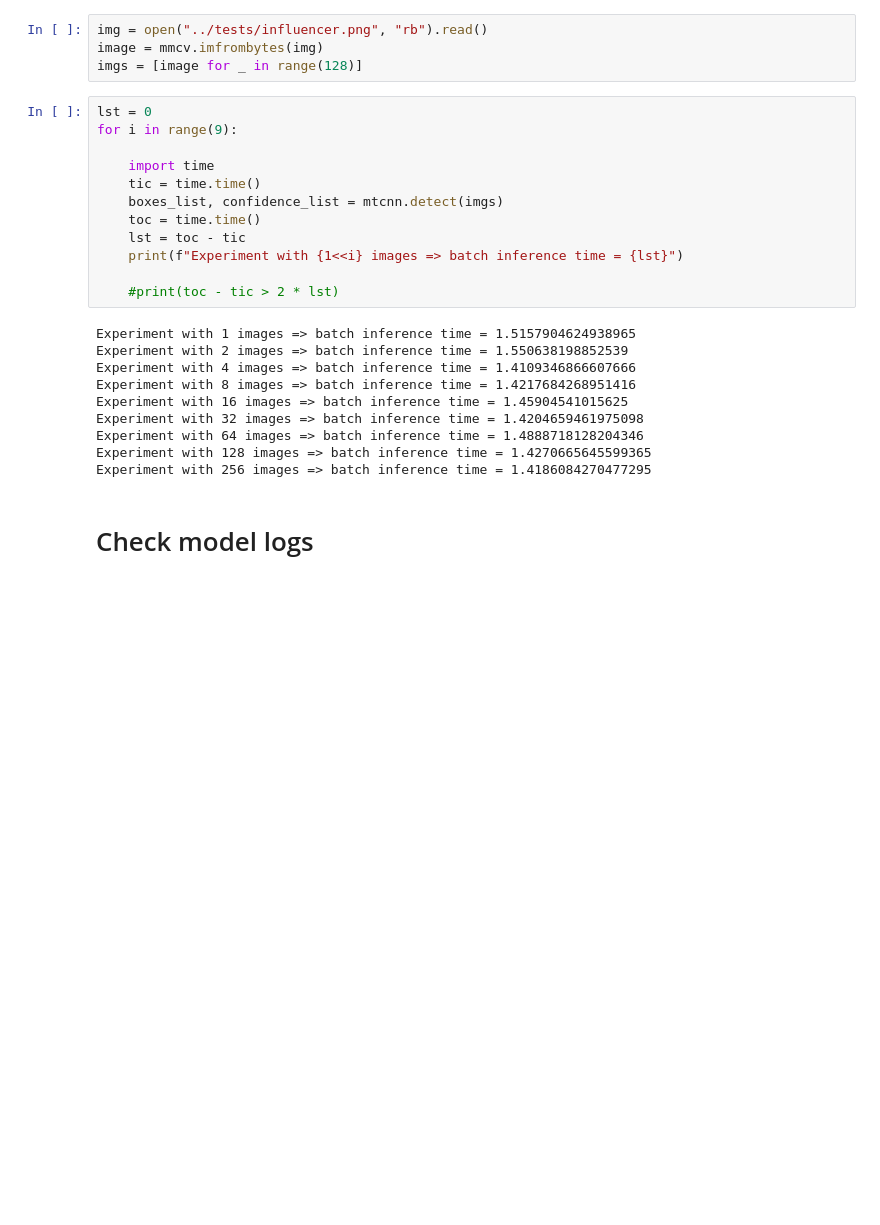
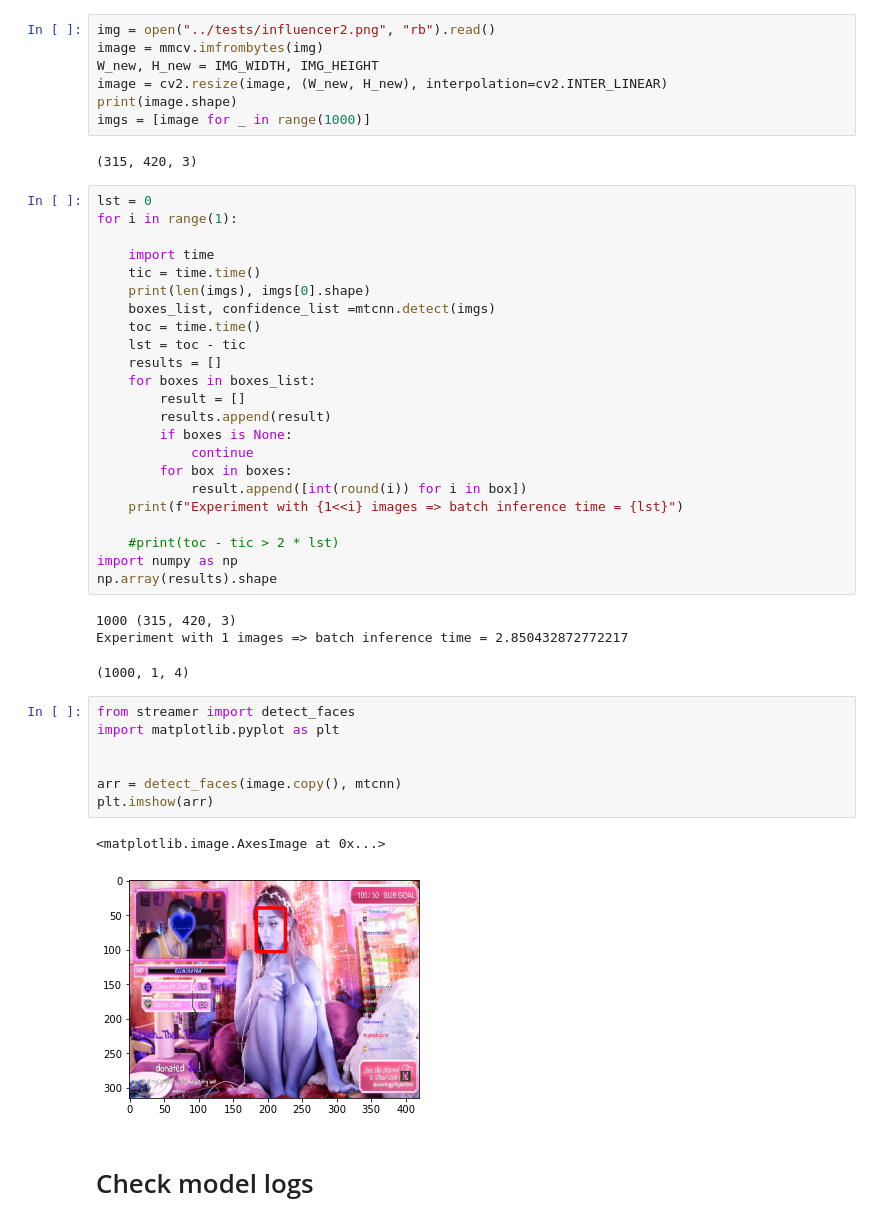
Before and after one commit to khlin216/torchserve-streamer, a Jupyter notebook: torchserve/report.ipynb, the cells around one changed output. Cells and saved outputs as stored; diff of their text form; blank space fills up the shorter version.

```diff
--- a/torchserve/report.ipynb
+++ b/torchserve/report.ipynb
@@ -5,29 +9,49 @@ mtcnn = create_mtcnn(device='cuda')
 # %%
-img = open("../tests/influencer.png", "rb").read()
+img = open("../tests/influencer2.png", "rb").read()
 image = mmcv.imfrombytes(img)
-imgs = [image for _ in range(128)]
+W_new, H_new = IMG_WIDTH, IMG_HEIGHT
+image = cv2.resize(image, (W_new, H_new), interpolation=cv2.INTER_LINEAR)
+print(image.shape)
+imgs = [image for _ in range(1000)]
+# %% [output]
+(315, 420, 3)
 # %%
 lst = 0
-for i in range(9):
+for i in range(1):
 
     import time
     tic = time.time()
-    boxes_list, confidence_list = mtcnn.detect(imgs)
+    print(len(imgs), imgs[0].shape)
+    boxes_list, confidence_list =mtcnn.detect(imgs)
     toc = time.time()
     lst = toc - tic
+    results = []
+    for boxes in boxes_list:
+        result = []
+        results.append(result)
+        if boxes is None:
+            continue
+        for box in boxes:
+            result.append([int(round(i)) for i in box])
     print(f"Experiment with {1<<i} images => batch inference time = {lst}")
 
     #print(toc - tic > 2 * lst)
+import numpy as np
+np.array(results).shape
 # %% [output]
-Experiment with 1 images => batch inference time = 1.5157904624938965
-Experiment with 2 images => batch inference time = 1.550638198852539
-Experiment with 4 images => batch inference time = 1.4109346866607666
-Experiment with 8 images => batch inference time = 1.4217684268951416
-Experiment with 16 images => batch inference time = 1.45904541015625
-Experiment with 32 images => batch inference time = 1.4204659461975098
-Experiment with 64 images => batch inference time = 1.4888718128204346
-Experiment with 128 images => batch inference time = 1.4270665645599365
-Experiment with 256 images => batch inference time = 1.4186084270477295
+1000 (315, 420, 3)
+Experiment with 1 images => batch inference time = 2.850432872772217
+(1000, 1, 4)
+# %%
+from streamer import detect_faces
+import matplotlib.pyplot as plt
+
+
+arr = detect_faces(image.copy(), mtcnn)
+plt.imshow(arr)
+# %% [output]
+<matplotlib.image.AxesImage at 0x...>
+[figure, added]
 # %% [markdown]
 # Check model logs
 # %%
```
Also changed, not shown: parts of 4 cells of this notebook, 9 other files.
